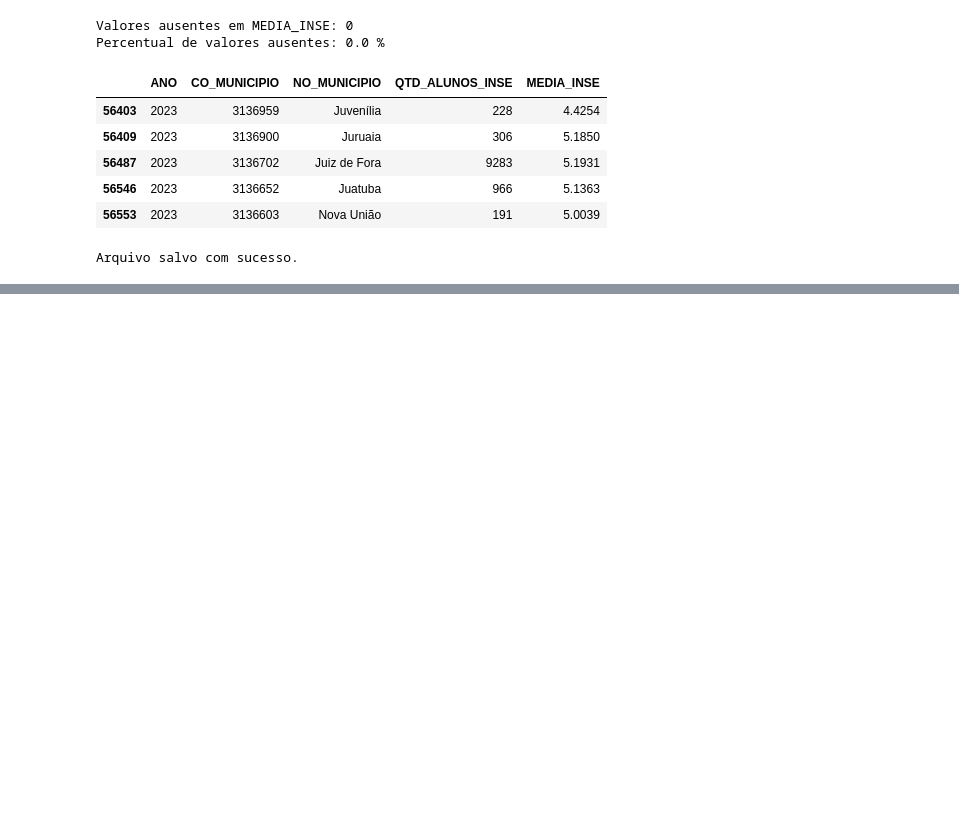
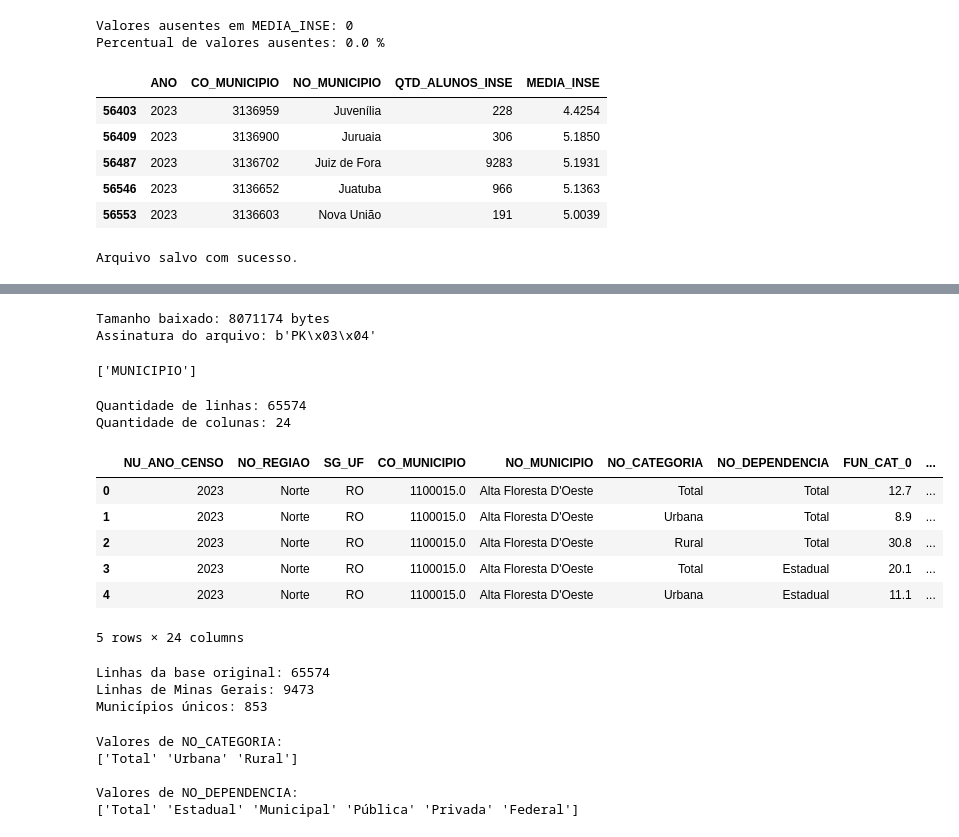
Before and after one commit to RaniellyPatricia/predicao-abandono-escolar-mg, a Jupyter notebook: notebooks/01_coleta_e_descricao.ipynb, the cells around one changed output, grey strips where cells are left out. Drawn from its saved outputs; the diff is of its cells as text; code cells hidden in the pictures; blank space fills up the shorter version.

```diff
--- a/notebooks/01_coleta_e_descricao.ipynb
+++ b/notebooks/01_coleta_e_descricao.ipynb
@@ -305,0 +312,68 @@ files.download("inse_mg_2023_tratado.csv")
+# %%
+url_tdi = (
+    "https://raw.githubusercontent.com/"
+    "RaniellyPatricia/predicao-abandono-escolar-mg/"
+    "main/data/raw/2023/tdi/TDI_MUNICIPIOS_2023.xlsx"
+)
+
+resposta_tdi = requests.get(url_tdi)
+resposta_tdi.raise_for_status()
+
+print("Tamanho baixado:", len(resposta_tdi.content), "bytes")
+print("Assinatura do arquivo:", resposta_tdi.content[:4])
+
+arquivo_tdi = pd.ExcelFile(BytesIO(resposta_tdi.content))
+
+arquivo_tdi.sheet_names
+# %% [output]
+Tamanho baixado: 8071174 bytes
+Assinatura do arquivo: b'PK\x03\x04'
+['MUNICIPIO']
+# %%
+df_tdi = pd.read_excel(
+    BytesIO(resposta_tdi.content),
+    sheet_name="MUNICIPIO",
+    header=8
+)
+
+print("Quantidade de linhas:", df_tdi.shape[0])
+print("Quantidade de colunas:", df_tdi.shape[1])
+
+df_tdi.head()
+# %% [output]
+Quantidade de linhas: 65574
+Quantidade de colunas: 24
+|  | NU_ANO_CENSO | NO_REGIAO | SG_UF | CO_MUNICIPIO | NO_MUNICIPIO | NO_CATEGORIA | NO_DEPENDENCIA | FUN_CAT_0 | ... |
+| 0 | 2023 | Norte | RO | 1100015.0 | Alta Floresta D'Oeste | Total | Total | 12.7 | ... |
+| 1 | 2023 | Norte | RO | 1100015.0 | Alta Floresta D'Oeste | Urbana | Total | 8.9 | ... |
+| 2 | 2023 | Norte | RO | 1100015.0 | Alta Floresta D'Oeste | Rural | Total | 30.8 | ... |
+| 3 | 2023 | Norte | RO | 1100015.0 | Alta Floresta D'Oeste | Total | Estadual | 20.1 | ... |
+| 4 | 2023 | Norte | RO | 1100015.0 | Alta Floresta D'Oeste | Urbana | Estadual | 11.1 | ... |
+5 rows × 24 columns
+# %%
+df_tdi_tratado = df_tdi[
+    df_tdi["SG_UF"] == "MG"
+].copy()
+
+print("Linhas da base original:", len(df_tdi))
+print("Linhas de Minas Gerais:", len(df_tdi_tratado))
+print(
+    "Municípios únicos:",
+    df_tdi_tratado["CO_MUNICIPIO"].nunique()
+)
+# %% [output]
+Linhas da base original: 65574
+Linhas de Minas Gerais: 9473
+Municípios únicos: 853
+# %%
+print("Valores de NO_CATEGORIA:")
+print(df_tdi_tratado["NO_CATEGORIA"].dropna().unique())
+
+print("\nValores de NO_DEPENDENCIA:")
+print(df_tdi_tratado["NO_DEPENDENCIA"].dropna().unique())
+# %% [output]
+Valores de NO_CATEGORIA:
+['Total' 'Urbana' 'Rural']
+
+Valores de NO_DEPENDENCIA:
+['Total' 'Estadual' 'Municipal' 'Pública' 'Privada' 'Federal']
```
Also changed, not shown: parts of 9 cells of this notebook.
